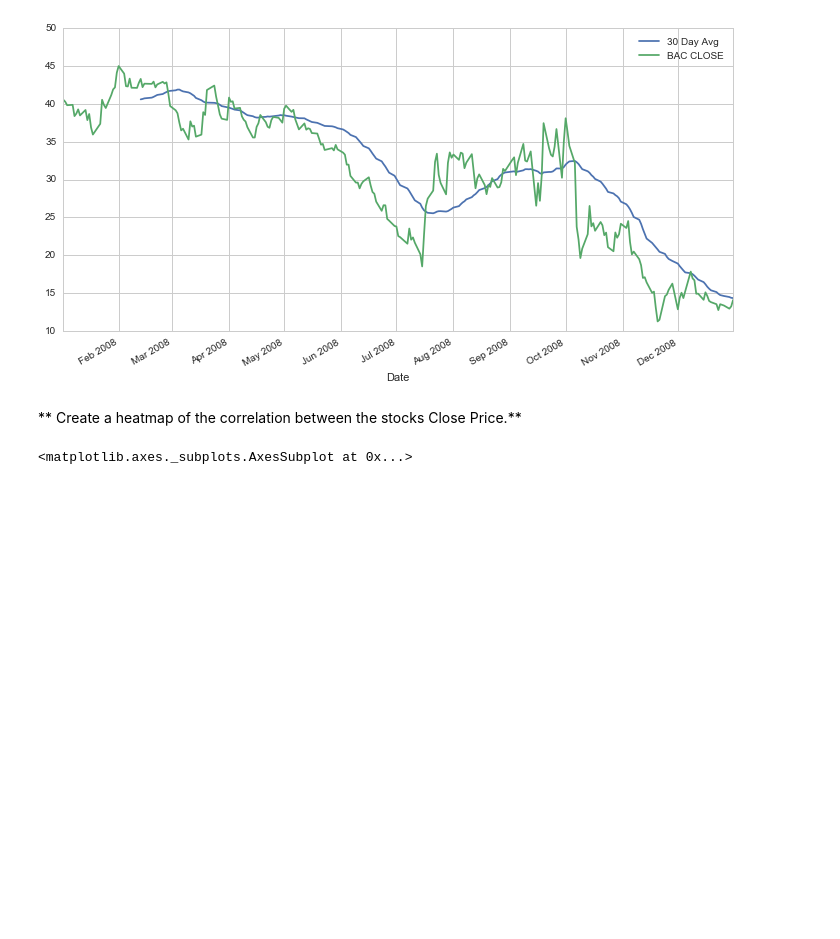
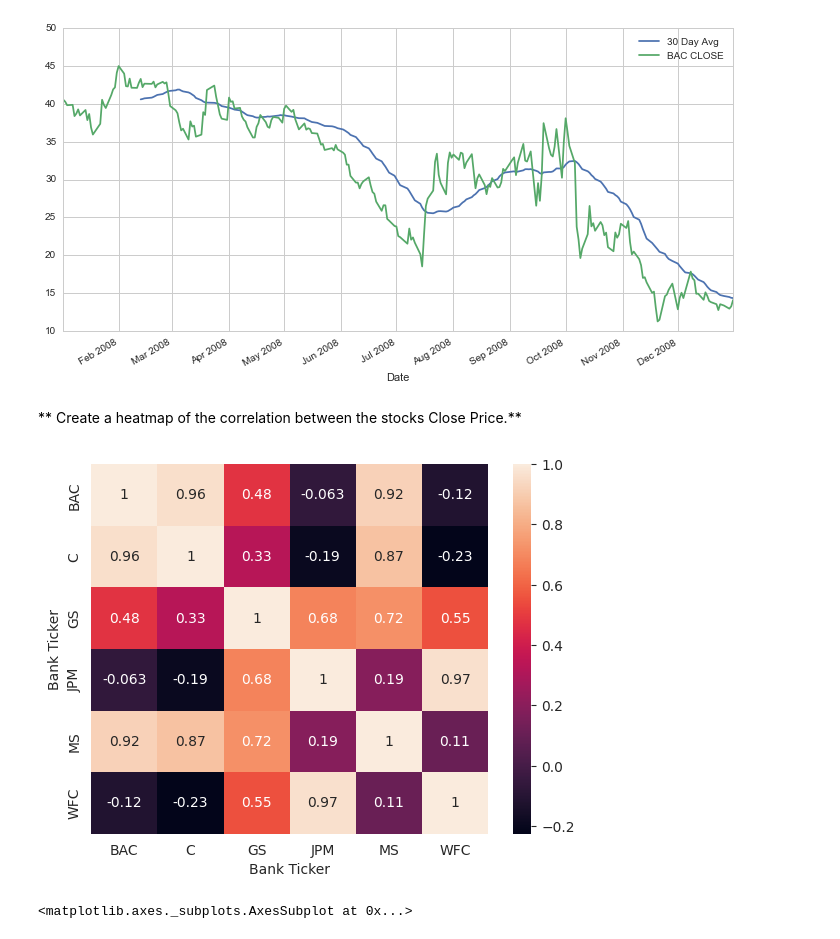
Before and after one commit to Gbohunmi/Python-for-Data-Science-and-Machine-Learning-Bootcamp-master, a Jupyter notebook: 10-Data-Capstone-Projects/03-Finance Project.ipynb, the cells around one changed output. Cells and saved outputs as stored; diff of their text form; code cells hidden in the pictures; blank space fills up the shorter version.

```diff
--- a/10-Data-Capstone-Projects/03-Finance Project.ipynb
+++ b/10-Data-Capstone-Projects/03-Finance Project.ipynb
@@ -438,6 +438,12 @@ px.line(rolling_avg).show()
 [figure]
 # %% [markdown]
 ** Create a heatmap of the correlation between the stocks Close Price.**
+# %%
+sns.heatmap(close.corr(), annot=True)
+
+plt.show()
+# %% [output]
+[figure, added]
 # %%
 # %% [output]
 <matplotlib.axes._subplots.AxesSubplot at 0x...>
```
Also changed, not shown: parts of 1 cell of this notebook.
